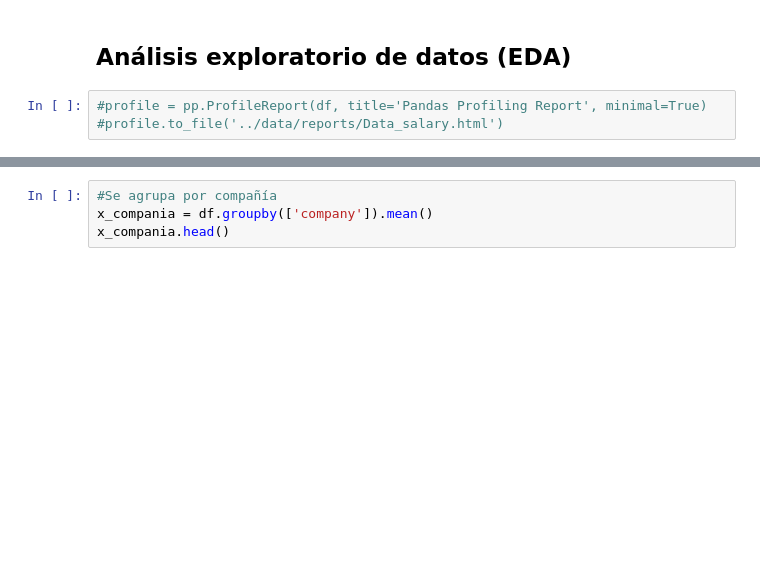
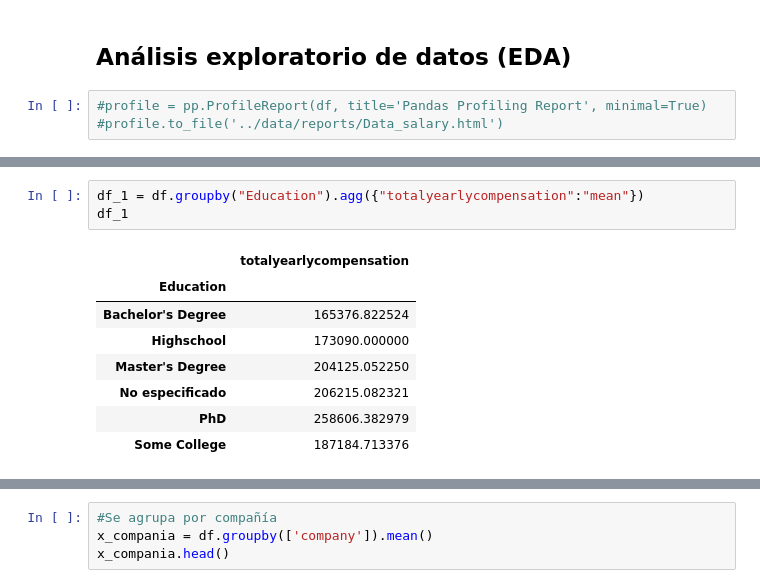
Before and after one commit to jspm07/PythonAnalytics, a Jupyter notebook: src/eda1.ipynb, the cells around one changed output, grey strips where cells are left out. Cells and saved outputs as stored; diff of their text form; blank space fills up the shorter version.

```diff
--- a/src/eda1.ipynb
+++ b/src/eda1.ipynb
@@ -48,0 +50,12 @@ Length: 2369, dtype: int64
+# %%
+df_1 = df.groupby("Education").agg({"totalyearlycompensation":"mean"})
+df_1
+# %% [output]
+|  | totalyearlycompensation |
+| Education |  |
+| Bachelor's Degree | 165376.822524 |
+| Highschool | 173090.000000 |
+| Master's Degree | 204125.052250 |
+| No especificado | 206215.082321 |
+| PhD | 258606.382979 |
+| Some College | 187184.713376 |
```
Also changed, not shown: parts of 6 cells of this notebook.
